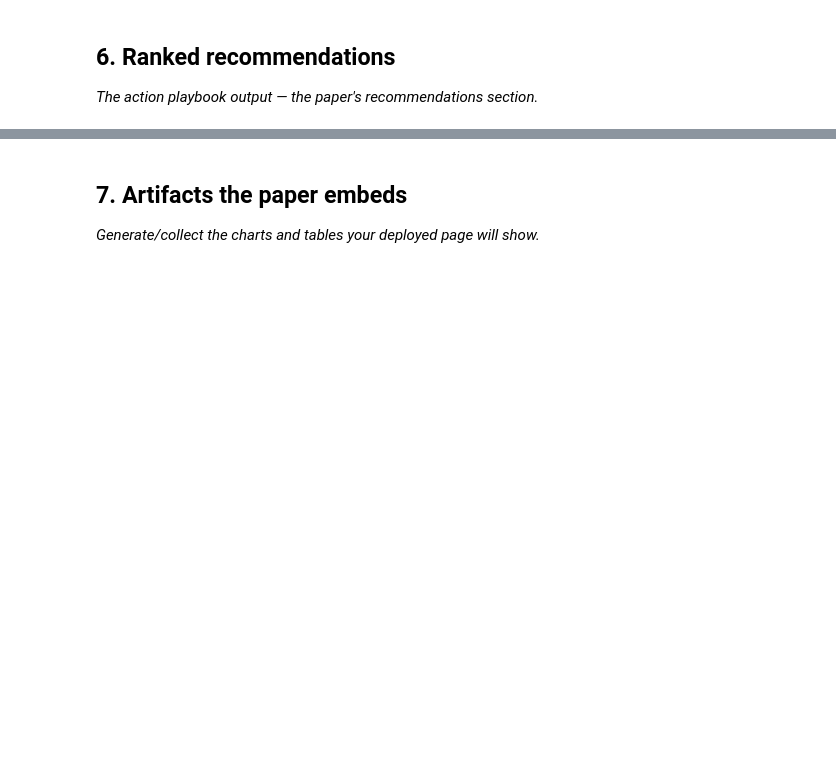
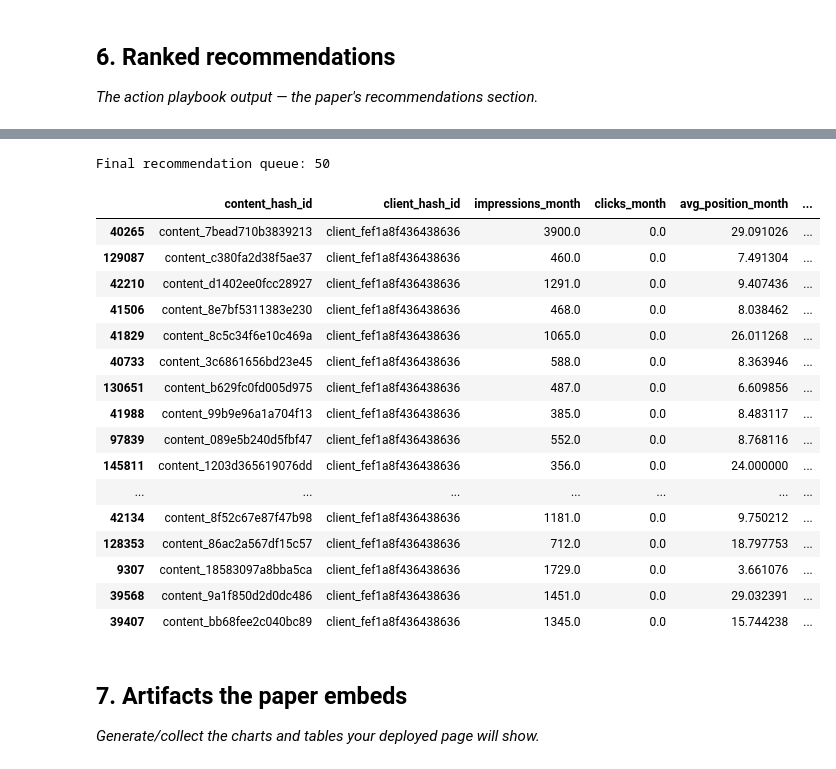
Before and after one commit to SNK005/flyrank-ml-internship, a Jupyter notebook: work/notebooks/capstone.ipynb, the cells around one changed output, grey strips where cells are left out. Saved outputs shown, nothing was run; the diff lists cells and outputs as text; code cells hidden in the pictures; blank space fills up the shorter version.

```diff
--- a/work/notebooks/capstone.ipynb
+++ b/work/notebooks/capstone.ipynb
@@ -20,0 +176,10 @@ This skeleton is yours to fill. Work the sections **in order** — each one has
+# %%
+# Keep only rows where we have a real label
+model_df = df[df['is_declining_next_month'].notna()].copy()
+model_df['is_declining_next_month'] = model_df['is_declining_next_month'].astype(int)
+
+print("Final modeling dataset:", model_df.shape)
+print(model_df['is_declining_next_month'].value_counts(normalize=True))
+
+# Save so we don't have to re-query the warehouse every time
+model_df.to_csv('capstone_march_features_april_label.csv', index=False)
@@ -33,3 +650,69 @@ This skeleton is yours to fill. Work the sections **in order** — each one has
+# %%
+# Final ranked recommendation queue using the selected Random Forest model
+
+recommendations = X_test.copy()
+
+recommendations['content_hash_id'] = model_df.iloc[test_idx]['content_hash_id'].values
+recommendations['client_hash_id'] = model_df.iloc[test_idx]['client_hash_id'].values
+
+recommendations['predicted_decline_probability'] = rf_prob
+
+recommendations = recommendations.sort_values(
+    'predicted_decline_probability',
+    ascending=False
+).copy()
+
+recommendations['action'] = 'monitor'
+
+recommendations.loc[
+    recommendations['predicted_decline_probability'] >= 0.70,
+    'action'
+] = 'high_priority_review'
+
+recommendations.loc[
+    (recommendations['predicted_decline_probability'] >= 0.50) &
+    (recommendations['predicted_decline_probability'] < 0.70),
+    'action'
+] = 'review'
+
+recommendation_output = recommendations[
+    [
+        'content_hash_id',
+        'client_hash_id',
+        'impressions_month',
+        'clicks_month',
+        'avg_position_month',
+        'predicted_decline_probability',
+        'action'
+    ]
+].head(50).copy()
+
+print("Final recommendation queue:", len(recommendation_output))
+display(recommendation_output.head(20))
+
+recommendation_output.to_csv(
+    'capstone_ranked_recommendations.csv',
+    index=False
+)
+# %% [output]
+Final recommendation queue: 50
+|  | content_hash_id | client_hash_id | impressions_month | clicks_month | avg_position_month | ... |
+| 40265 | content_7bead710b3839213 | client_fef1a8f436438636 | 3900.0 | 0.0 | 29.091026 | ... |
+| 129087 | content_c380fa2d38f5ae37 | client_fef1a8f436438636 | 460.0 | 0.0 | 7.491304 | ... |
+| 42210 | content_d1402ee0fcc28927 | client_fef1a8f436438636 | 1291.0 | 0.0 | 9.407436 | ... |
+| 41506 | content_8e7bf5311383e230 | client_fef1a8f436438636 | 468.0 | 0.0 | 8.038462 | ... |
+| 41829 | content_8c5c34f6e10c469a | client_fef1a8f436438636 | 1065.0 | 0.0 | 26.011268 | ... |
+| 40733 | content_3c6861656bd23e45 | client_fef1a8f436438636 | 588.0 | 0.0 | 8.363946 | ... |
+| 130651 | content_b629fc0fd005d975 | client_fef1a8f436438636 | 487.0 | 0.0 | 6.609856 | ... |
+| 41988 | content_99b9e96a1a704f13 | client_fef1a8f436438636 | 385.0 | 0.0 | 8.483117 | ... |
+| 97839 | content_089e5b240d5fbf47 | client_fef1a8f436438636 | 552.0 | 0.0 | 8.768116 | ... |
+| 145811 | content_1203d365619076dd | client_fef1a8f436438636 | 356.0 | 0.0 | 24.000000 | ... |
+| ... | ... | ... | ... | ... | ... | ... |
+| 42134 | content_8f52c67e87f47b98 | client_fef1a8f436438636 | 1181.0 | 0.0 | 9.750212 | ... |
+| 128353 | content_86ac2a567df15c57 | client_fef1a8f436438636 | 712.0 | 0.0 | 18.797753 | ... |
+| 9307 | content_18583097a8bba5ca | client_fef1a8f436438636 | 1729.0 | 0.0 | 3.661076 | ... |
+| 39568 | content_9a1f850d2d0dc486 | client_fef1a8f436438636 | 1451.0 | 0.0 | 29.032391 | ... |
+| 39407 | content_bb68fee2c040bc89 | client_fef1a8f436438636 | 1345.0 | 0.0 | 15.744238 | ... |
 # %% [markdown]
 ## 7. Artifacts the paper embeds
 
```
Also changed, not shown: parts of 23 cells of this notebook.
